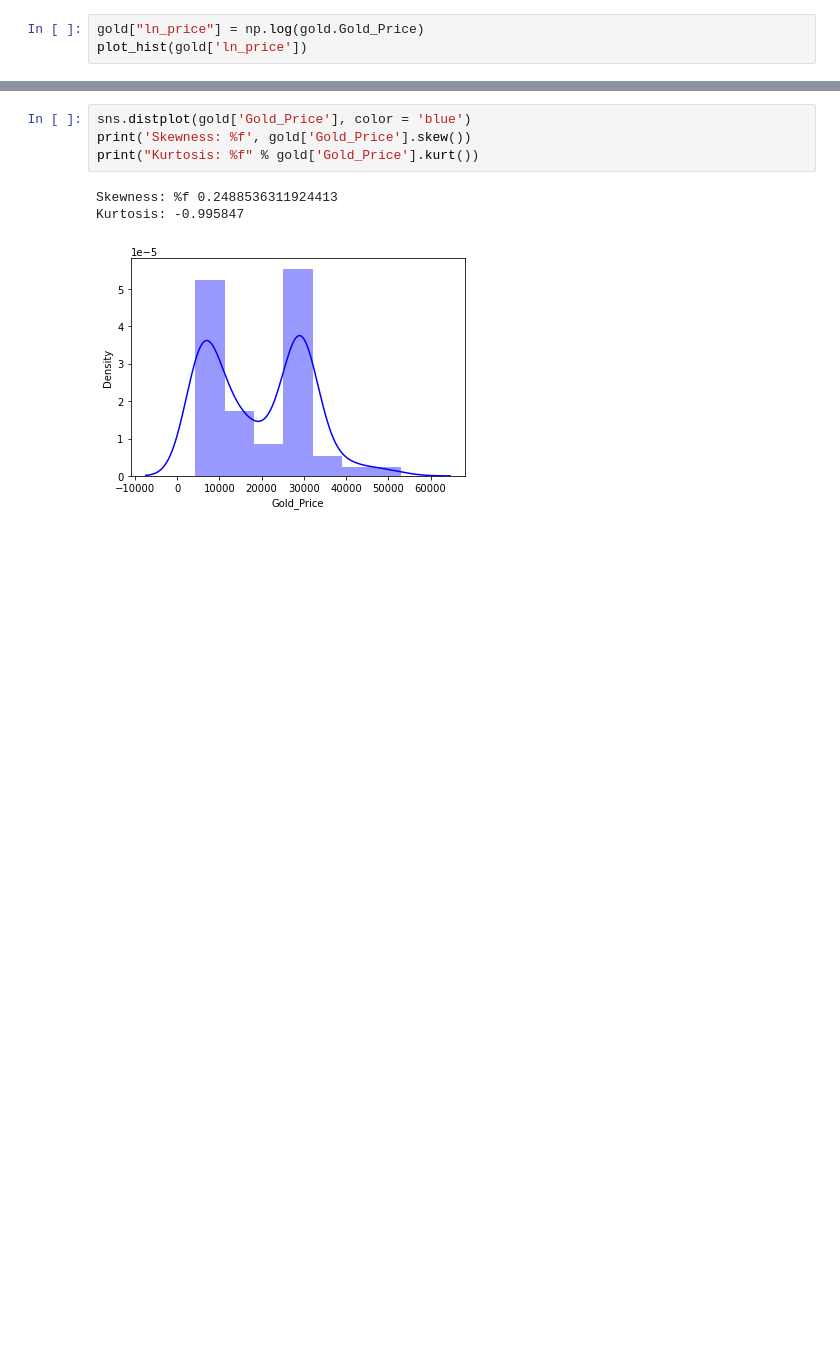
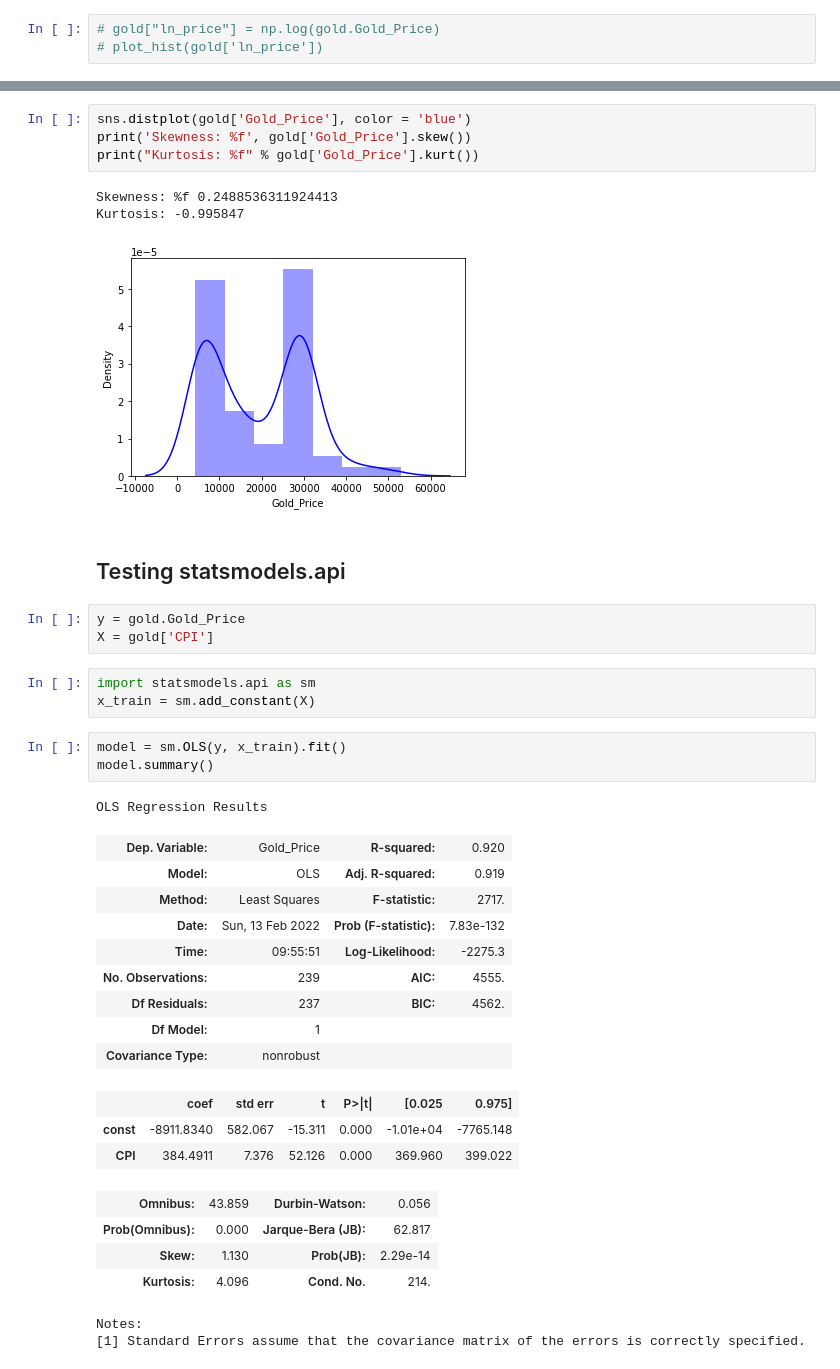
Before and after one commit to SimonaGerm/Regression, a Jupyter notebook: Gold.ipynb, the cells around one changed output, grey strips where cells are left out. Cells and saved outputs as stored; diff of their text form; blank space fills up the shorter version.

```diff
--- a/Gold.ipynb
+++ b/Gold.ipynb
@@ -129,3 +116,3 @@ plot_hist(gold['Gold_Price'])
 # %%
-gold["ln_price"] = np.log(gold.Gold_Price)
-plot_hist(gold['ln_price'])
+# gold["ln_price"] = np.log(gold.Gold_Price)
+# plot_hist(gold['ln_price'])
@@ -139,3 +124,34 @@ print("Kurtosis: %f" % gold['Gold_Price'].kurt())
 Skewness: %f 0.2488536311924413
 Kurtosis: -0.995847
 [figure]
+# %% [markdown]
+## Testing statsmodels.api
+# %%
+y = gold.Gold_Price
+X = gold['CPI']
+# %%
+import statsmodels.api as sm
+x_train = sm.add_constant(X)
+# %%
+model = sm.OLS(y, x_train).fit()
+model.summary()
+# %% [output]
+OLS Regression Results
+| Dep. Variable: | Gold_Price | R-squared: | 0.920 |
+| Model: | OLS | Adj. R-squared: | 0.919 |
+| Method: | Least Squares | F-statistic: | 2717. |
+| Date: | Sun, 13 Feb 2022 | Prob (F-statistic): | 7.83e-132 |
+| Time: | 09:55:51 | Log-Likelihood: | -2275.3 |
+| No. Observations: | 239 | AIC: | 4555. |
+| Df Residuals: | 237 | BIC: | 4562. |
+| Df Model: | 1 |  |  |
+| Covariance Type: | nonrobust |  |  |
+|  | coef | std err | t | P>|t| | [0.025 | 0.975] |
+| const | -8911.8340 | 582.067 | -15.311 | 0.000 | -1.01e+04 | -7765.148 |
+| CPI | 384.4911 | 7.376 | 52.126 | 0.000 | 369.960 | 399.022 |
+| Omnibus: | 43.859 | Durbin-Watson: | 0.056 |
+| Prob(Omnibus): | 0.000 | Jarque-Bera (JB): | 62.817 |
+| Skew: | 1.130 | Prob(JB): | 2.29e-14 |
+| Kurtosis: | 4.096 | Cond. No. | 214. |
+Notes:
+[1] Standard Errors assume that the covariance matrix of the errors is correctly specified.
```
Also changed, not shown: parts of 5 cells of this notebook.
